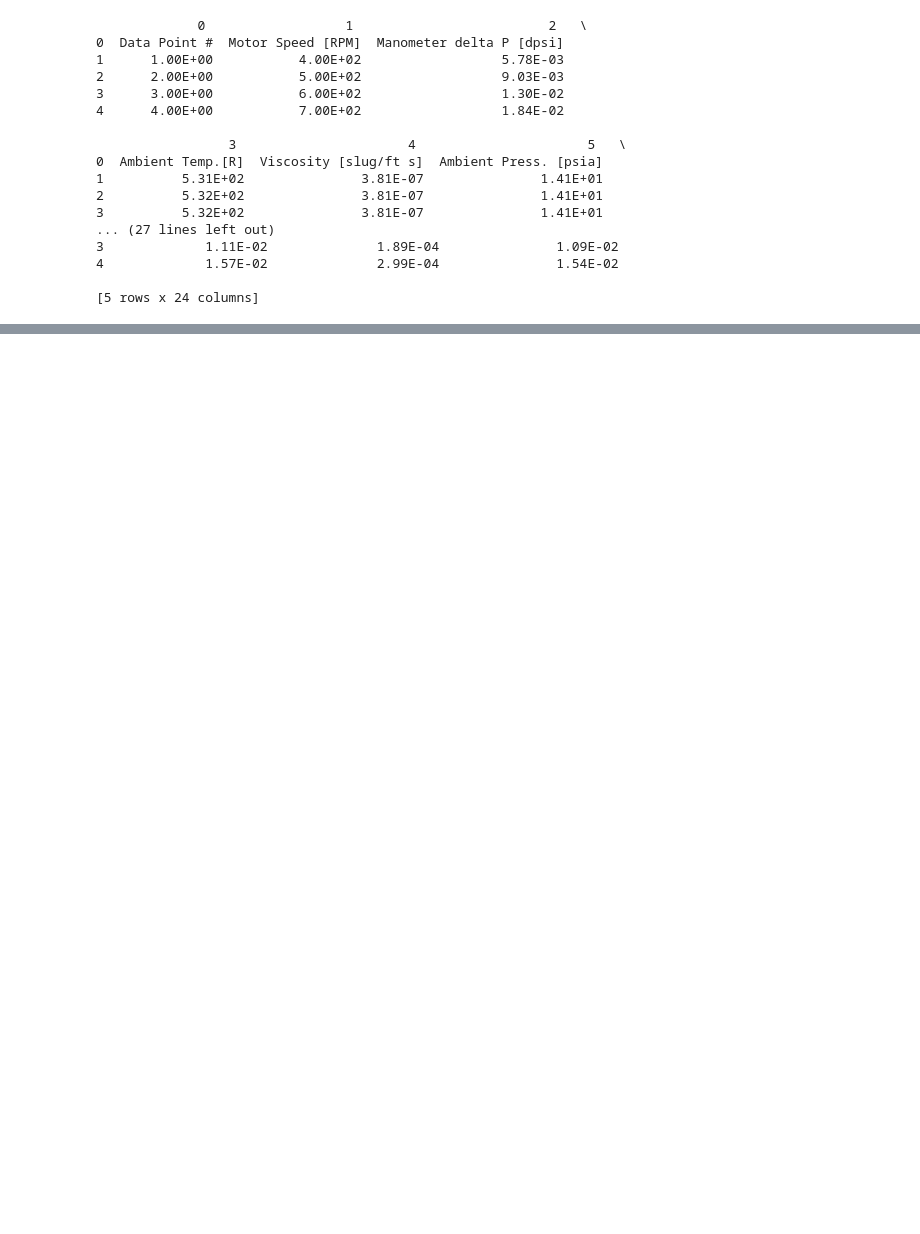
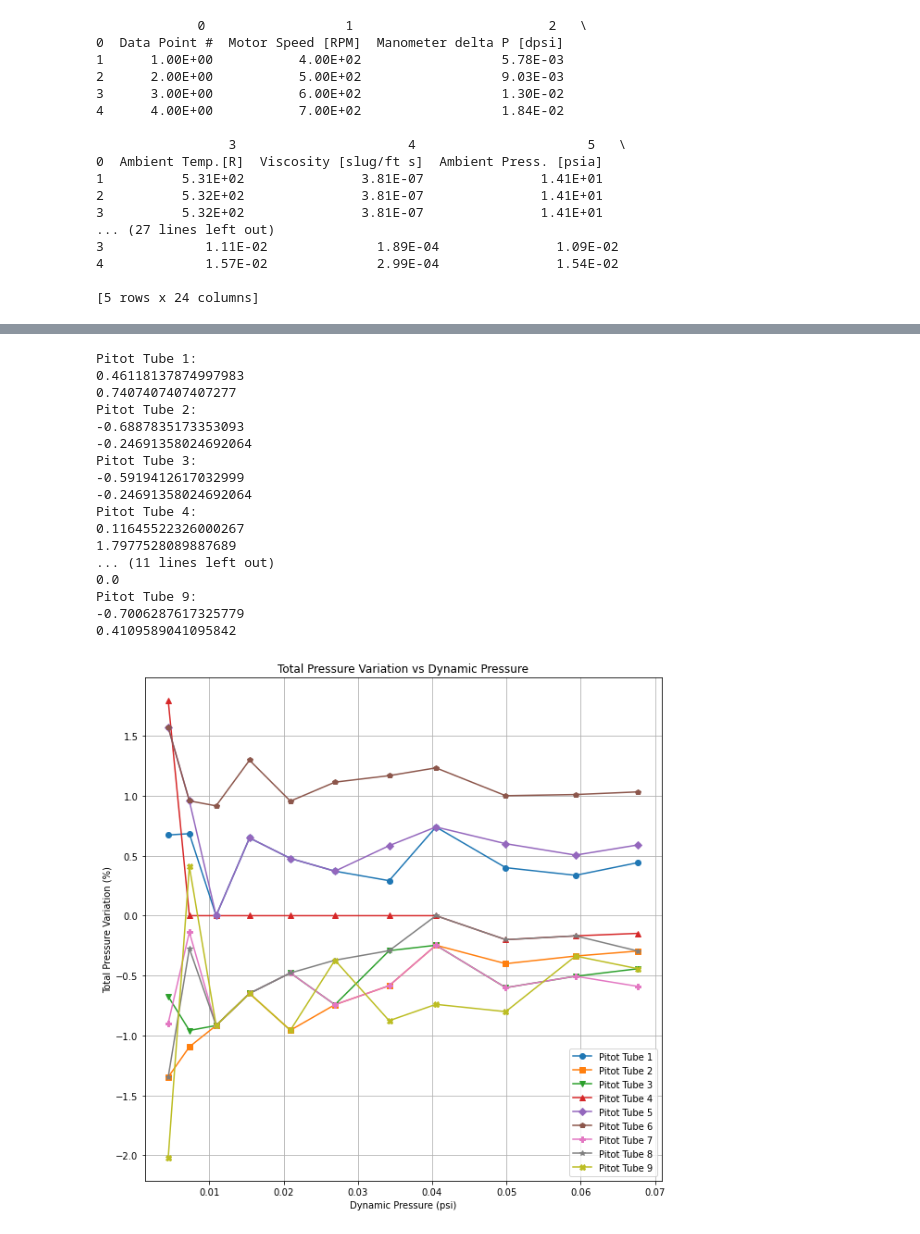
Before and after one commit to EvanY14/AE460-Fa23, a Jupyter notebook: Lab_1/dat_anal.ipynb, the cells around one changed output, grey strips where cells are left out. Drawn from its saved outputs; the diff is of its cells as text; code cells hidden in the pictures; blank space fills up the shorter version.

```diff
--- a/Lab_1/dat_anal.ipynb
+++ b/Lab_1/dat_anal.ipynb
@@ -54,0 +73,38 @@ plt.show()
+# %%
+# Question 3
+plt.figure(figsize=(10, 10))
+markers = ['o', 's', 'v', '^', 'D', 'p', 'P', '*', 'X']
+for i in range(9):
+    p0 = np.array(data.iloc[1:, 7+i], dtype=float)
+    p_avg = np.array(data.iloc[1:, 21], dtype=float)
+    TPV = 100*(p0-p_avg)/q
+    plt.plot(q, TPV, markers[i]+'-', label='Pitot Tube {}'.format(i+1))
+    print('Pitot Tube {}:'.format(i+1))
+    print(np.mean(TPV))
+    print(np.max(TPV))
+plt.xlabel('Dynamic Pressure (psi)')
+plt.ylabel('Total Pressure Variation (%)')
+plt.title('Total Pressure Variation vs Dynamic Pressure')
+plt.grid()
+plt.legend()
+
+plt.show()
+# %% [output]
+Pitot Tube 1:
+0.46118137874997983
+0.7407407407407277
+Pitot Tube 2:
+-0.6887835173353093
+-0.24691358024692064
+Pitot Tube 3:
+-0.5919412617032999
+-0.24691358024692064
+Pitot Tube 4:
+0.11645522326000267
+1.7977528089887689
+... (11 lines left out)
+0.0
+Pitot Tube 9:
+-0.7006287617325779
+0.4109589041095842
+[figure, added]
```
Also changed, not shown: parts of 5 cells of this notebook.
